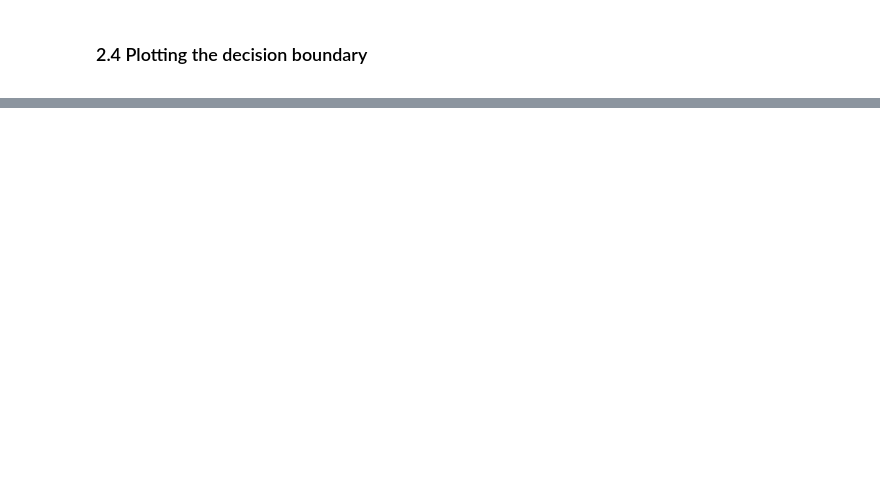
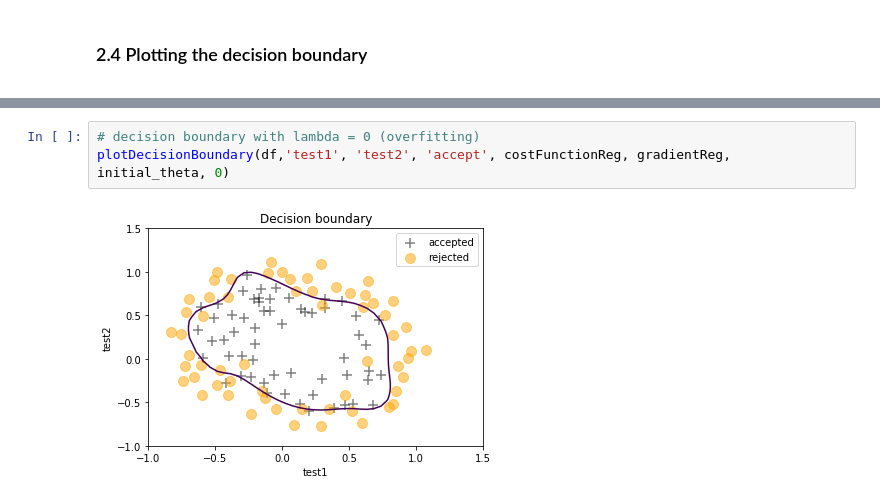
Before and after one commit to vrategov/Machine-Learning, a Jupyter notebook: Week 3/Ex2.ipynb, the cells around one changed output, grey strips where cells are left out. Drawn from its saved outputs; the diff is of its cells as text; blank space fills up the shorter version.

```diff
--- a/Week 3/Ex2.ipynb
+++ b/Week 3/Ex2.ipynb
@@ -438,0 +445,5 @@ plt.show()
+# %%
+# decision boundary with lambda = 0 (overfitting)
+plotDecisionBoundary(df,'test1', 'test2', 'accept', costFunctionReg, gradientReg, initial_theta, 0)
+# %% [output]
+[figure, added]
```
Also changed, not shown: parts of 6 cells of this notebook.
